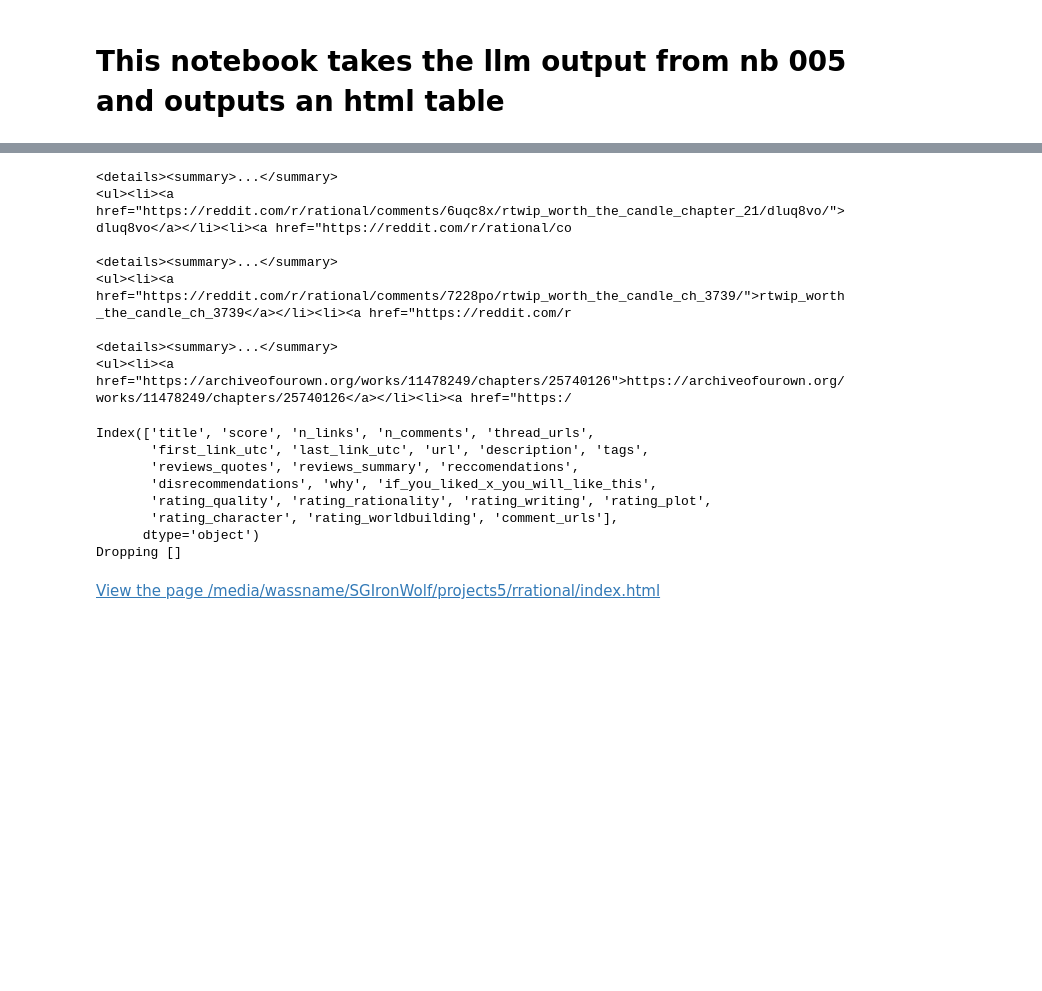
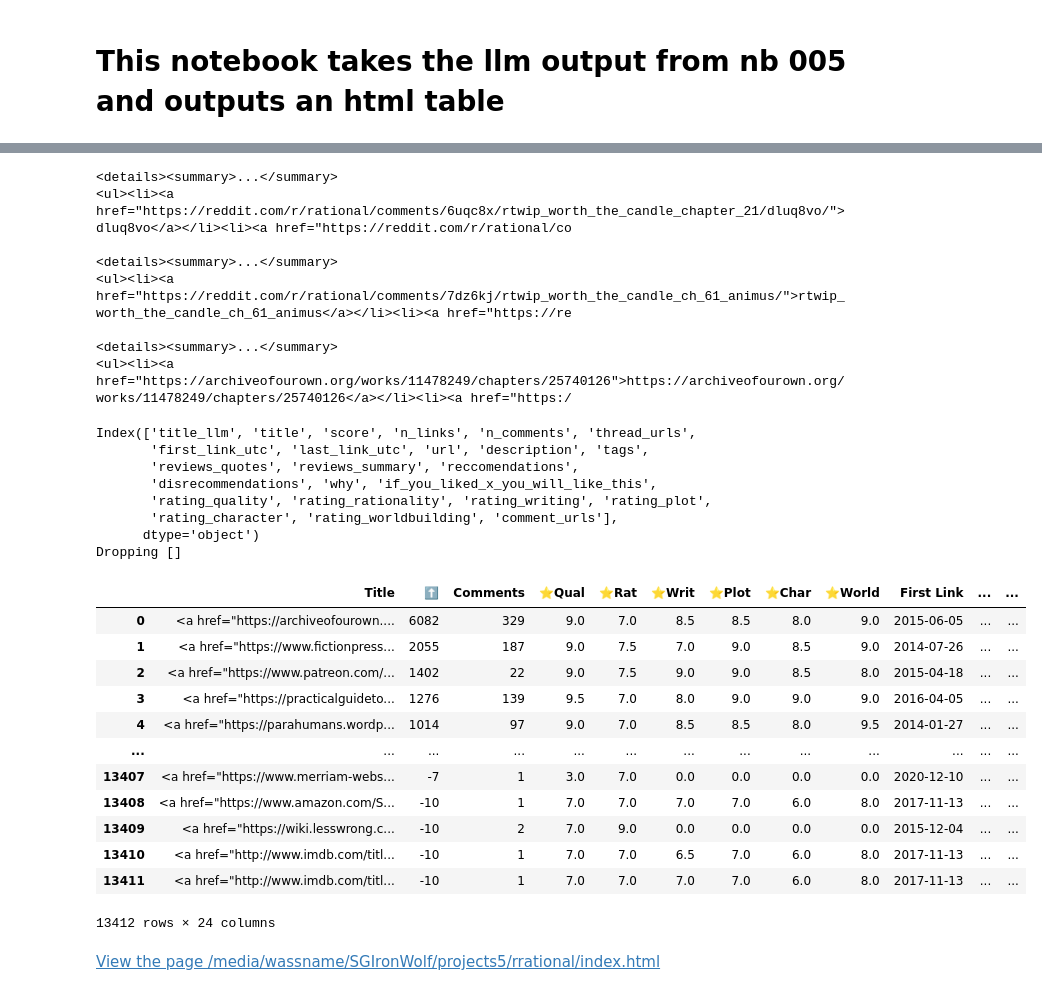
Before and after one commit to wassname/scrape_r_rational, a Jupyter notebook: nbs/mjc_006_2table.ipynb, the cells around one changed output, grey strips where cells are left out. Saved outputs shown, nothing was run; the diff lists cells and outputs as text; code cells hidden in the pictures; blank space fills up the shorter version.

```diff
--- a/nbs/mjc_006_2table.ipynb
+++ b/nbs/mjc_006_2table.ipynb
@@ -34,7 +40,7 @@ d = df.copy()#.iloc[:200]
 
 # make title have a link to first url
 d['title'] = d.apply(lambda x: f'<a href="{x["url"][0]}">{x["title"]}</a>', axis=1)
-# d['title2'] = d.progress_apply(lambda x: f'<a href="{x["url"][0]}">{x["title2"]}</a>', axis=1)
+d['title_llm'] = d.apply(lambda x: f'<a href="{x["url"][0]}">{x["title_llm"]}</a>', axis=1)
 
 d["url"] = d["url"].apply(lambda x: collapsibe('...', urls2a(x)))
 d["score"] = d["score"].round(2)
@@ -67,7 +73,7 @@ print(d.url.iloc[0][:200])
 <ul><li><a href="https://reddit.com/r/rational/comments/6uqc8x/rtwip_worth_the_candle_chapter_21/dluq8vo/">dluq8vo</a></li><li><a href="https://reddit.com/r/rational/co
 
 <details><summary>...</summary>
-<ul><li><a href="https://reddit.com/r/rational/comments/7228po/rtwip_worth_the_candle_ch_3739/">rtwip_worth_the_candle_ch_3739</a></li><li><a href="https://reddit.com/r
+<ul><li><a href="https://reddit.com/r/rational/comments/7dz6kj/rtwip_worth_the_candle_ch_61_animus/">rtwip_worth_the_candle_ch_61_animus</a></li><li><a href="https://re
 
 <details><summary>...</summary>
 <ul><li><a href="https://archiveofourown.org/works/11478249/chapters/25740126">https://archiveofourown.org/works/11478249/chapters/25740126</a></li><li><a href="https:/
@@ -75,7 +81,6 @@ print(d.url.iloc[0][:200])
 from collections import OrderedDict
 print(d.columns)
 rename_cols = OrderedDict(
-    # title2='Title (LLM)',
     title='Title',
     score='⬆️',
     n_comments='Comments',
@@ -87,18 +92,19 @@ rename_cols = OrderedDict(
     rating_worldbuilding='⭐World',
     first_link_utc='First Link',
     last_link_utc='Last Link',
-    n_links='Links',
-    url='URLs',
     thread_urls='Threads',
     comment_urls='Comments',
+    title_llm='Title (LLM)',
     description='Description',
+    tags='Tags',
     why='Why',
-    tags='Tags',
     if_you_liked_x_you_will_like_this='Similar',
     reccomendations='Recommendations',
     disrecommendations='Disrecommendations',
     reviews_summary='Reviews Summary',
     reviews_quotes='Reviews',
+    url='URLs',
+    n_links='Links',
 )
 
 
@@ -107,7 +113,7 @@ print('Dropping', dropping)
 
 d = d[list(rename_cols.keys())].rename(columns=rename_cols)
 # %% [output]
-Index(['title', 'score', 'n_links', 'n_comments', 'thread_urls',
+Index(['title_llm', 'title', 'score', 'n_links', 'n_comments', 'thread_urls',
        'first_link_utc', 'last_link_utc', 'url', 'description', 'tags',
        'reviews_quotes', 'reviews_summary', 'reccomendations',
        'disrecommendations', 'why', 'if_you_liked_x_you_will_like_this',
@@ -144,3 +169,20 @@ hidden2 = ['comments',
+# %%
+d = d.sort_values('⬆️', ascending=False)
+d
+# %% [output]
+|  | Title | ⬆️ | Comments | ⭐Qual | ⭐Rat | ⭐Writ | ⭐Plot | ⭐Char | ⭐World | First Link | ... | ... |
+| 0 | <a href="https://archiveofourown.... | 6082 | 329 | 9.0 | 7.0 | 8.5 | 8.5 | 8.0 | 9.0 | 2015-06-05 | ... | ... |
+| 1 | <a href="https://www.fictionpress... | 2055 | 187 | 9.0 | 7.5 | 7.0 | 9.0 | 8.5 | 9.0 | 2014-07-26 | ... | ... |
+| 2 | <a href="https://www.patreon.com/... | 1402 | 22 | 9.0 | 7.5 | 9.0 | 9.0 | 8.5 | 8.0 | 2015-04-18 | ... | ... |
+| 3 | <a href="https://practicalguideto... | 1276 | 139 | 9.5 | 7.0 | 8.0 | 9.0 | 9.0 | 9.0 | 2016-04-05 | ... | ... |
+| 4 | <a href="https://parahumans.wordp... | 1014 | 97 | 9.0 | 7.0 | 8.5 | 8.5 | 8.0 | 9.5 | 2014-01-27 | ... | ... |
+| ... | ... | ... | ... | ... | ... | ... | ... | ... | ... | ... | ... | ... |
+| 13407 | <a href="https://www.merriam-webs... | -7 | 1 | 3.0 | 7.0 | 0.0 | 0.0 | 0.0 | 0.0 | 2020-12-10 | ... | ... |
+| 13408 | <a href="https://www.amazon.com/S... | -10 | 1 | 7.0 | 7.0 | 7.0 | 7.0 | 6.0 | 8.0 | 2017-11-13 | ... | ... |
+| 13409 | <a href="https://wiki.lesswrong.c... | -10 | 2 | 7.0 | 9.0 | 0.0 | 0.0 | 0.0 | 0.0 | 2015-12-04 | ... | ... |
+| 13410 | <a href="http://www.imdb.com/titl... | -10 | 1 | 7.0 | 7.0 | 6.5 | 7.0 | 6.0 | 8.0 | 2017-11-13 | ... | ... |
+| 13411 | <a href="http://www.imdb.com/titl... | -10 | 1 | 7.0 | 7.0 | 7.0 | 7.0 | 6.0 | 8.0 | 2017-11-13 | ... | ... |
+13412 rows × 24 columns
 # %%
 
 
```
Also changed, not shown: parts of 2 cells of this notebook, 3 other files.
